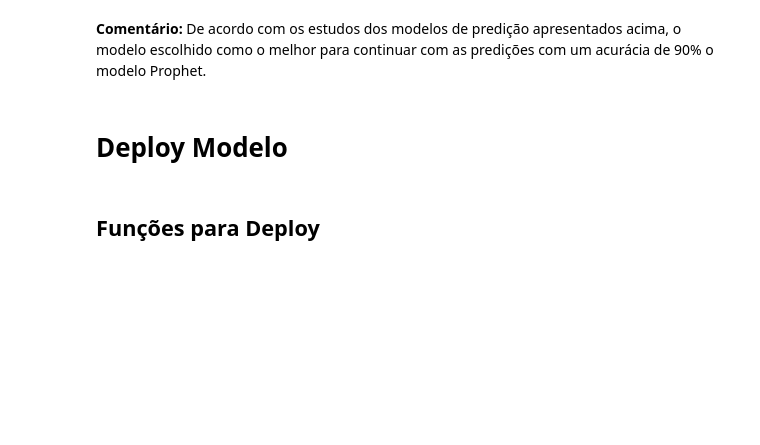
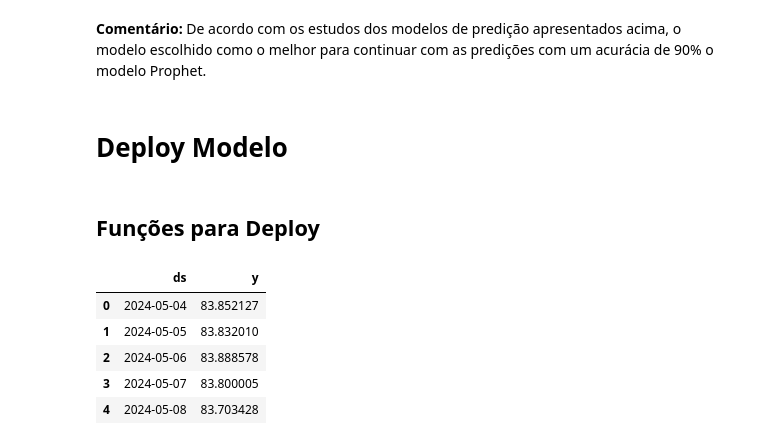
Before and after one commit to Zoneti/fiap-postech-tech-challenge4, a Jupyter notebook: TC4_Grupo44.ipynb, the cells around one changed output. Saved outputs shown, nothing was run; the diff lists cells and outputs as text; code cells hidden in the pictures; blank space fills up the shorter version.

```diff
--- a/TC4_Grupo44.ipynb
+++ b/TC4_Grupo44.ipynb
@@ -988,0 +1001,9 @@ def plot_prev (ori, pred, dateLimit=None, test=None):
+# %%
+previsao.head()
+# %% [output]
+|  | ds | y |
+| 0 | 2024-05-04 | 83.852127 |
+| 1 | 2024-05-05 | 83.832010 |
+| 2 | 2024-05-06 | 83.888578 |
+| 3 | 2024-05-07 | 83.800005 |
+| 4 | 2024-05-08 | 83.703428 |
```
Also changed, not shown: parts of 9 cells of this notebook.
